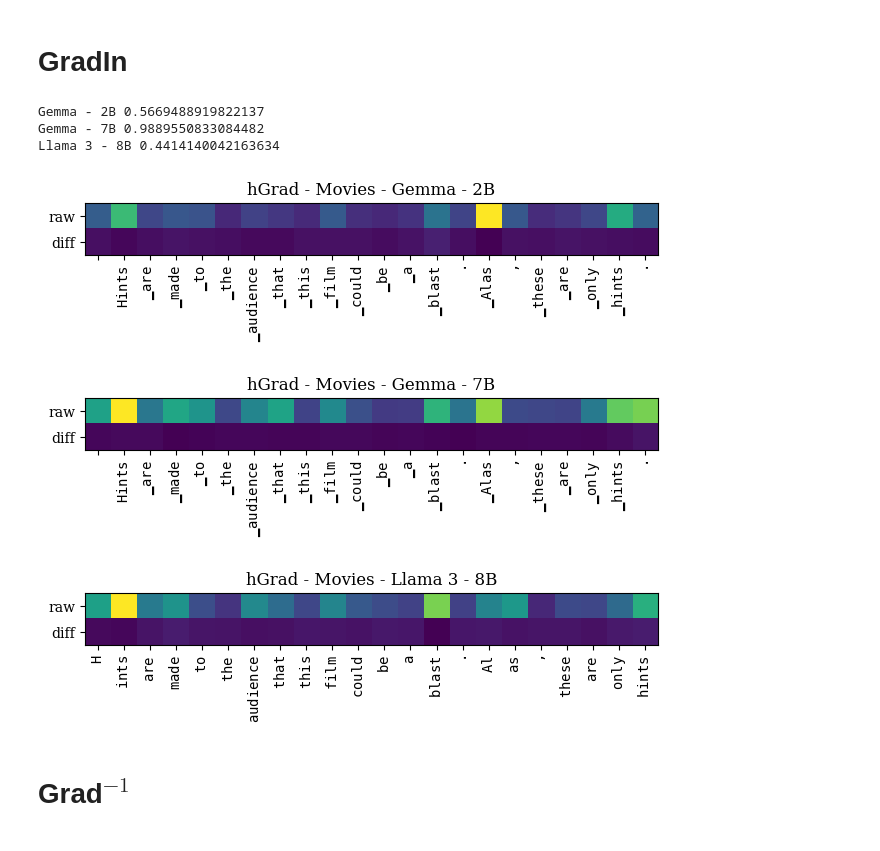
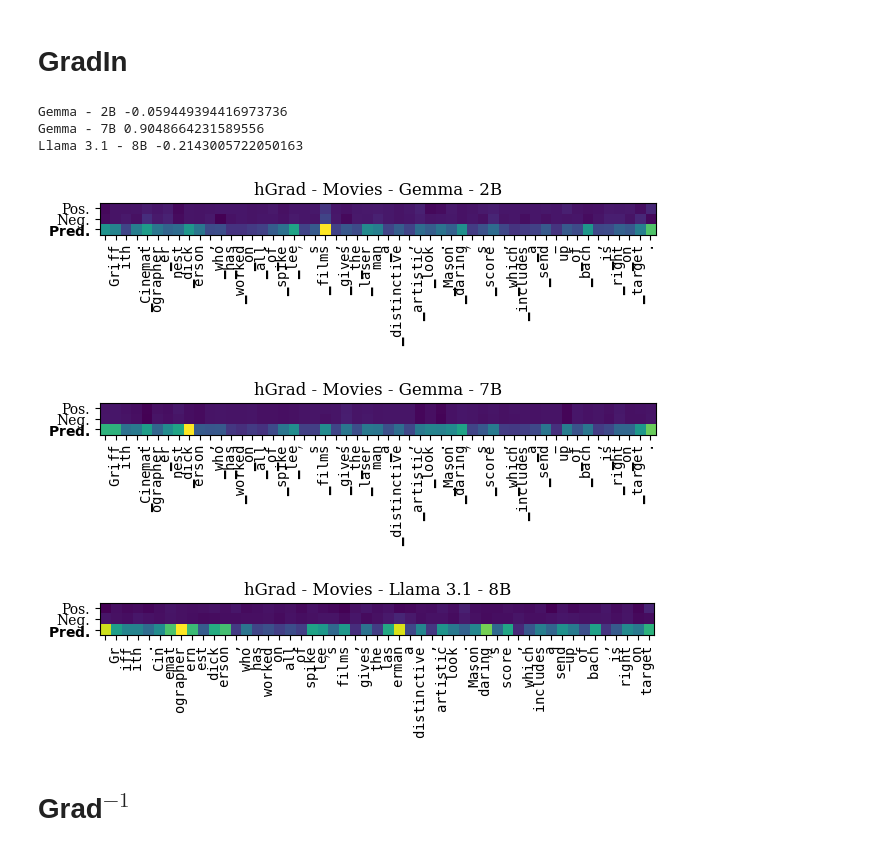
Before and after one commit to k-randl/self-explaining_llms, a Jupyter notebook: evaluate-movies.ipynb, the cells around one changed output. Cells and saved outputs as stored; diff of their text form; code cells hidden in the pictures.

```diff
--- a/evaluate-movies.ipynb
+++ b/evaluate-movies.ipynb
@@ -18,9 +19,9 @@ from resources.testing import PearsonCorrelationTester
 from sklearn.metrics import f1_score, precision_score, recall_score
 # %%
 MODELS = {
-    "Gemma - 2B":   "google/gemma-1.1-2b-it",
-    "Gemma - 7B":   "google/gemma-1.1-7b-it",
-    "Llama 3 - 8B": "meta-llama/Meta-Llama-3-8B-Instruct",
+    "Gemma - 2B":     "google/gemma-1.1-2b-it",
+    "Gemma - 7B":     "google/gemma-1.1-7b-it",
+    "Llama 3.1 - 8B": "meta-llama/Meta-Llama-3.1-8B-Instruct",
 }
 
 PLOTS_DIR  = "plots"
@@ -195,0 +199,26 @@ Llama 3 - 8B 0.14194889700307273
+# %%
+importance_grad_pos  = {model:[] for model in RESULTS}
+importance_grad_neg  = {model:[] for model in RESULTS}
+importance_grad      = {model:[] for model in RESULTS}
+
+for model in RESULTS:
+    for r in RESULTS[model]:
+        # get sample boundaries:
+        x_start = r['sample']['start']
+        x_end   = r['sample']['end']
+
+        # get prediction:
+        y       = r['prediction']['text'] == 'positive'
+
+        pos  = r['Grad'][1, x_start:x_end, :]
+        neg  = r['Grad'][0, x_start:x_end, :]
+        cmb  = np.abs(pos if y else neg)
+
+        importance_grad_pos[model].append(pos.mean(axis=-1).T)
+        importance_grad_neg[model].append(neg.mean(axis=-1).T)
+        importance_grad[model].append(cmb.mean(axis=-1).T)
+
+    print(model, np.nanmean(pearson.correlate(importance_grad_pos[model], importance_grad_neg[model])[0]))
+
+plotter.plot_importance([importance_grad_pos, importance_grad_neg, importance_grad], ['Pos.', 'Neg.', '$\\bf{Pred.}$'], f'Grad - Movies')
+pearson.add(importance_grad, 'Grad')
@@ -198,37 +234,36 @@ Llama 3 - 8B 0.14194889700307273
 # %%
 importance_gradin_pos  = {model:[] for model in RESULTS}
 importance_gradin_neg  = {model:[] for model in RESULTS}
-importance_gradin_diff = {model:[] for model in RESULTS}
 importance_gradin      = {model:[] for model in RESULTS}
 
 for model in RESULTS:
     for r in RESULTS[model]:
         # get sample boundaries:
         x_start = r['sample']['start']
         x_end   = r['sample']['end']
 
         # get prediction:
         y       = r['prediction']['text'] == 'positive'
 
-        pos  = r['GradIn'][0, 1, x_start:x_end, :]
-        neg  = r['GradIn'][0, 0, x_start:x_end, :]
+        pos  = r['GradIn'][1, x_start:x_end, :]
+        neg  = r['GradIn'][0, x_start:x_end, :]
+        cmb  = np.abs(pos if y else neg)
 
         importance_gradin_pos[model].append(pos.mean(axis=-1).T)
         importance_gradin_neg[model].append(neg.mean(axis=-1).T)
-        importance_gradin_diff[model].append((pos - neg).mean(axis=-1).T * (1. if y else -1.))
-        importance_gradin[model].append(np.abs(pos if y else neg).mean(axis=-1).T)
+        importance_gradin[model].append(cmb.mean(axis=-1).T)
 
     print(model, np.nanmean(pearson.correlate(importance_gradin_pos[model], importance_gradin_neg[model])[0]))
 
-plotter.plot_importance([importance_gradin, importance_gradin_diff], ['raw', 'diff'], f'hGrad - Movies')
+plotter.plot_importance([importance_gradin_pos, importance_gradin_neg, importance_gradin], ['Pos.', 'Neg.', '$\\bf{Pred.}$'], f'hGrad - Movies')
 pearson.add(importance_gradin, 'GradIn')
 # %% [output]
-Gemma - 2B 0.5669488919822137
-Gemma - 7B 0.9889550833084482
-Llama 3 - 8B 0.4414140042163634
+Gemma - 2B -0.059449394416973736
+Gemma - 7B 0.9048664231589556
+Llama 3.1 - 8B -0.2143005722050163
-[figure, old version]
+[figure, new version]
-[figure, old version]
+[figure, new version]
-[figure, old version]
+[figure, new version]
 # %% [markdown]
 # Grad$^{-1}$
 # %%
```
Also changed, not shown: parts of 17 cells of this notebook, 11 other files.
